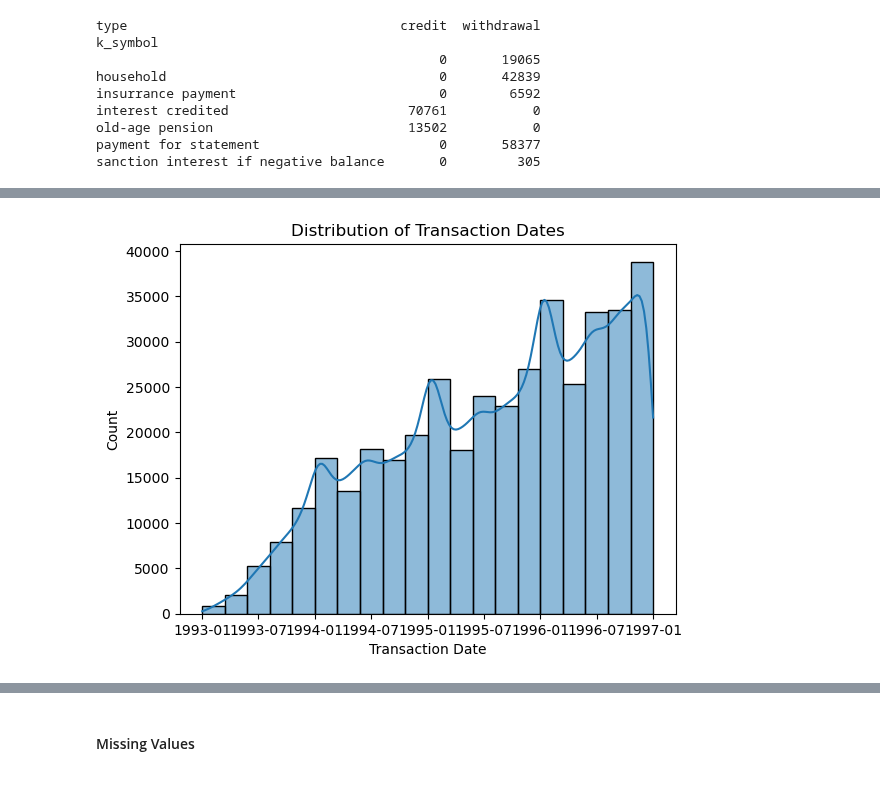
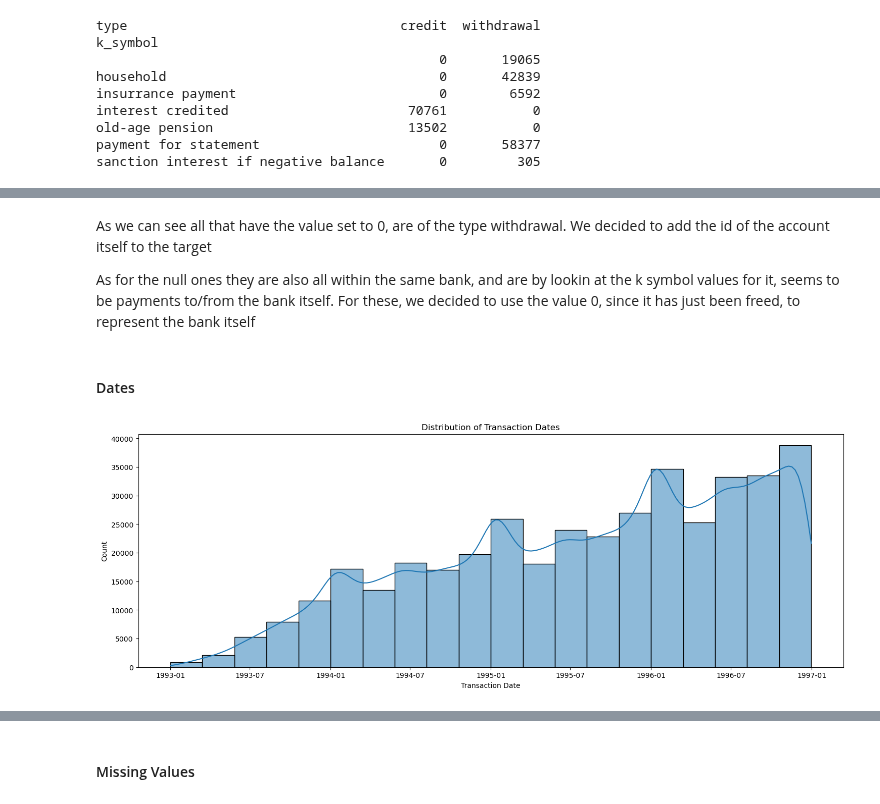
Before and after one commit to DanielaTomas/FCUP-DM1, a Jupyter notebook: DM1.ipynb, the cells around one changed output, grey strips where cells are left out. Cells and saved outputs as stored; diff of their text form; code cells hidden in the pictures.

```diff
--- a/DM1.ipynb
+++ b/DM1.ipynb
@@ -266,0 +312,2 @@ We can now see that values of column type are mutually exclusive when it comes t
+# %%
+trans_dev['operation'] = trans_dev['operation'].fillna("credit in cash")
@@ -307,0 +394,2 @@ Valid Counts: 211441
+# %%
+trans_dev['bank'] = trans_dev['bank'].fillna("DJ")
@@ -308,8 +431,21 @@ Valid Counts: 211441
+# %% [markdown]
+As we can see all that have the value set to 0, are of the type withdrawal.
+We decided to add the id of the account itself to the target
+
+As for the null ones they are also all within the same bank, and are by lookin at the k symbol values for it, seems to be payments to/from the bank itself.
+For these, we decided to use the value 0, since it has just been freed, to represent the bank itself
+# %%
+trans_dev.loc[trans_dev['account'] == 0, 'account'] = trans_dev['account_id']
+# %%
+trans_dev["account"].fillna(0,inplace=True)
+# %% [markdown]
+#### Dates
 # %%
 trans_dev['date']=pd.to_datetime(trans_dev['date'], format='%y%m%d')
+plt.figure(figsize=(18, 6))
 sns.histplot(trans_dev['date'], bins=20, kde=True)
 plt.xlabel('Transaction Date')
 plt.title('Distribution of Transaction Dates')
 plt.show()
 # %% [output]
-[figure, old version]
+[figure, new version]
```
Also changed, not shown: parts of 34 cells of this notebook.
